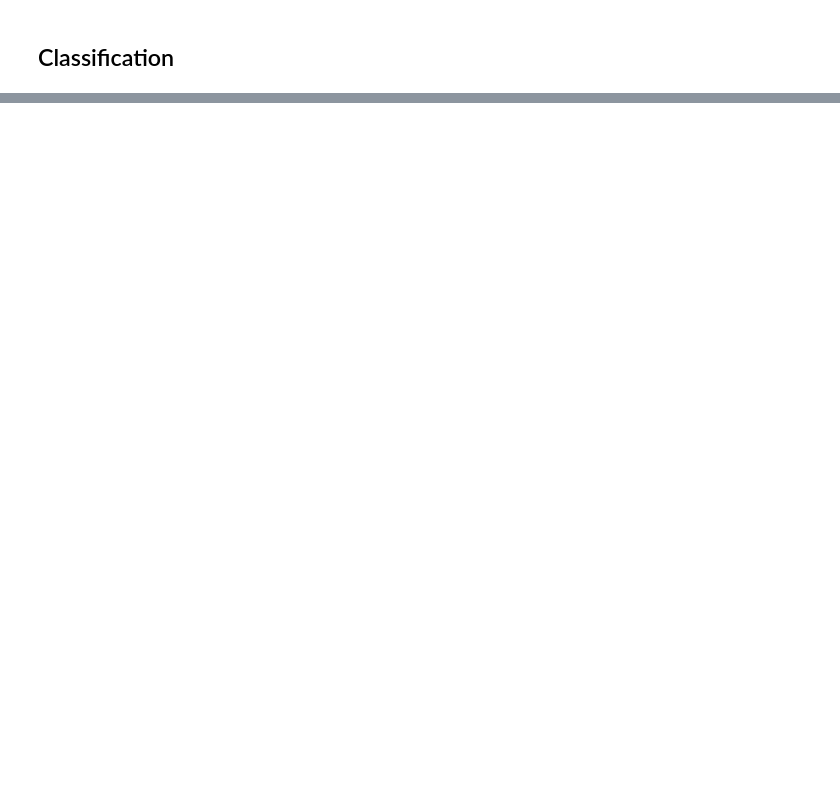
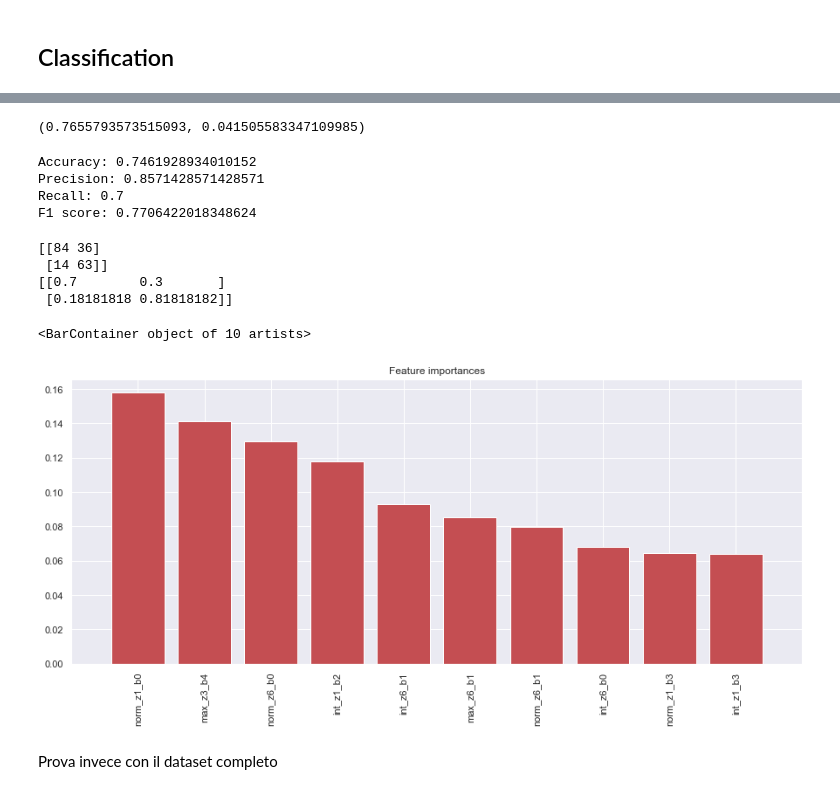
Before and after one commit to eriesp/FDAxEEG, a Jupyter notebook: Dataset/Classification_after_bonf.ipynb, the cells around one changed output, grey strips where cells are left out. Saved outputs shown, nothing was run; the diff lists cells and outputs as text; code cells hidden in the pictures; blank space fills up the shorter version.

```diff
--- a/Dataset/Classification_after_bonf.ipynb
+++ b/Dataset/Classification_after_bonf.ipynb
@@ -229,0 +254,2 @@ sns.pairplot(df_log_label, corner=True, height = 1.8, hue = 'y')
+# %%
+df_log_drop = df_log.drop(inx_remove, axis = 1)
@@ -232,8 +267,8 @@ sns.pairplot(df_log_label, corner=True, height = 1.8, hue = 'y')
 # %%
 np.random.seed(1234)
 
-X_train, X_test, y_train, y_test = train_test_split(df_log, y,
-    test_size= 1/4.0, random_state =1234, shuffle=True)
+X_train_drop, X_test_drop, y_train_drop, y_test_drop = train_test_split(df_log_drop, y,
+    test_size= 1/5.0, random_state =1234, shuffle=True)
 
 crossvalidation = StratifiedKFold(n_splits=10, shuffle=True)
 # %%
@@ -242,0 +276,53 @@ n_estimators = 100
+# %%
+method = AdaBoostClassifier(DecisionTreeClassifier(max_depth=3),
+    n_estimators=n_estimators)
+
+xval_score = cross_val_score(method, X_train_drop, y_train_drop, cv = crossvalidation)
+
+accuracy_mean = np.average(xval_score)
+accuracy_sd = np.std(xval_score)
+
+accuracy_mean, accuracy_sd
+# %% [output]
+(0.7655793573515093, 0.041505583347109985)
+# %%
+method.fit(X_train_drop, y_train_drop)
+
+yp = method.predict(X_test_drop)
+yprob = method.predict_proba(X_test_drop)
+
+print('Accuracy: '+str(accuracy_score(y_test_drop, yp)))
+print('Precision: '+str(precision_score(y_test_drop, yp)))
+print('Recall: '+str(recall_score(y_test_drop, yp)))
+print('F1 score: ' + str(f1_score(y_test_drop, yp)))
+# %% [output]
+Accuracy: 0.7461928934010152
+Precision: 0.8571428571428571
+Recall: 0.7
+F1 score: 0.7706422018348624
+# %%
+print(confusion_matrix(y_test_drop,yp, labels=[1,0]))
+print(confusion_matrix(y_test_drop,yp, labels=[1,0], normalize='true'))
+# %% [output]
+[[84 36]
+ [14 63]]
+[[0.7        0.3       ]
+ [0.18181818 0.81818182]]
+# %%
+feat_imp = method.feature_importances_
+
+indices = np.argsort(feat_imp)[::-1]
+
+plt.rcParams["figure.figsize"] = (15,6)
+
+plt.title("Feature importances")
+plt.xticks(range(df_log_drop.shape[1]),df_log_drop.columns[indices],rotation='vertical')
+
+plt.xlim([-1, df_log_drop.shape[1]])
+
+plt.bar(range(df_log_drop.shape[1]), feat_imp[indices], color="r")
+# %% [output]
+<BarContainer object of 10 artists>
+[figure, added]
+# %% [markdown]
+Prova invece con il dataset completo
```
Also changed, not shown: parts of 31 cells of this notebook, 1 other file.
